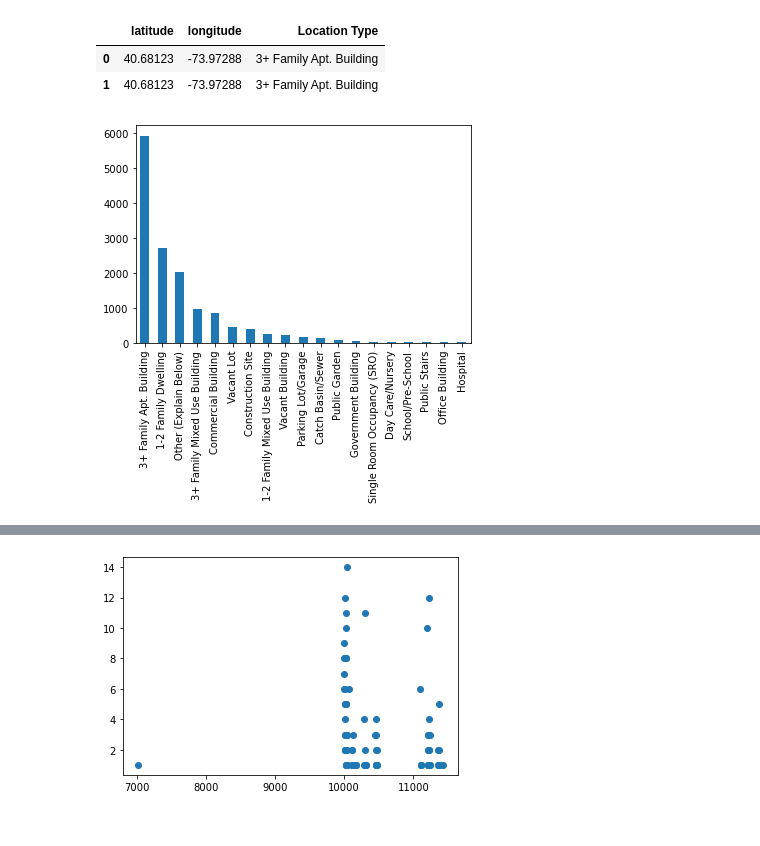
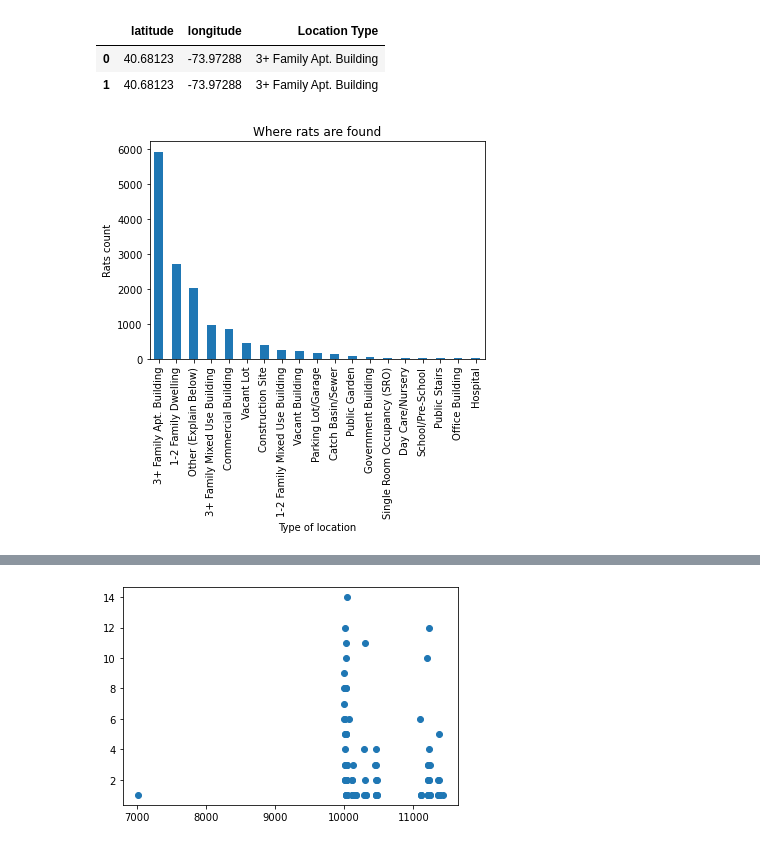
Before and after one commit to KathGran8/Air_BnB_Data_Viz, a Jupyter notebook: Explainer/_5_Data_exploration.ipynb, the cells around one changed output, grey strips where cells are left out. Drawn from its saved outputs; the diff is of its cells as text; code cells hidden in the pictures.

```diff
--- a/Explainer/_5_Data_exploration.ipynb
+++ b/Explainer/_5_Data_exploration.ipynb
@@ -199,9 +222,12 @@ df_rats.head(2)
 | 1 | 40.68123 | -73.97288 | 3+ Family Apt. Building |
 # %%
 df_rats['Location Type'].value_counts().plot.bar()
+plt.title("Where rats are found")
+plt.xlabel("Type of location")
+plt.ylabel("Rats count")
 plt.show()
 # %% [output]
-[figure, old version]
+[figure, new version]
 # %%
 df_places = pd.read_csv("data_places/places_data_clean.csv")
 df_places.head(2)
```
Also changed, not shown: parts of 16 cells of this notebook, 5 other files.
